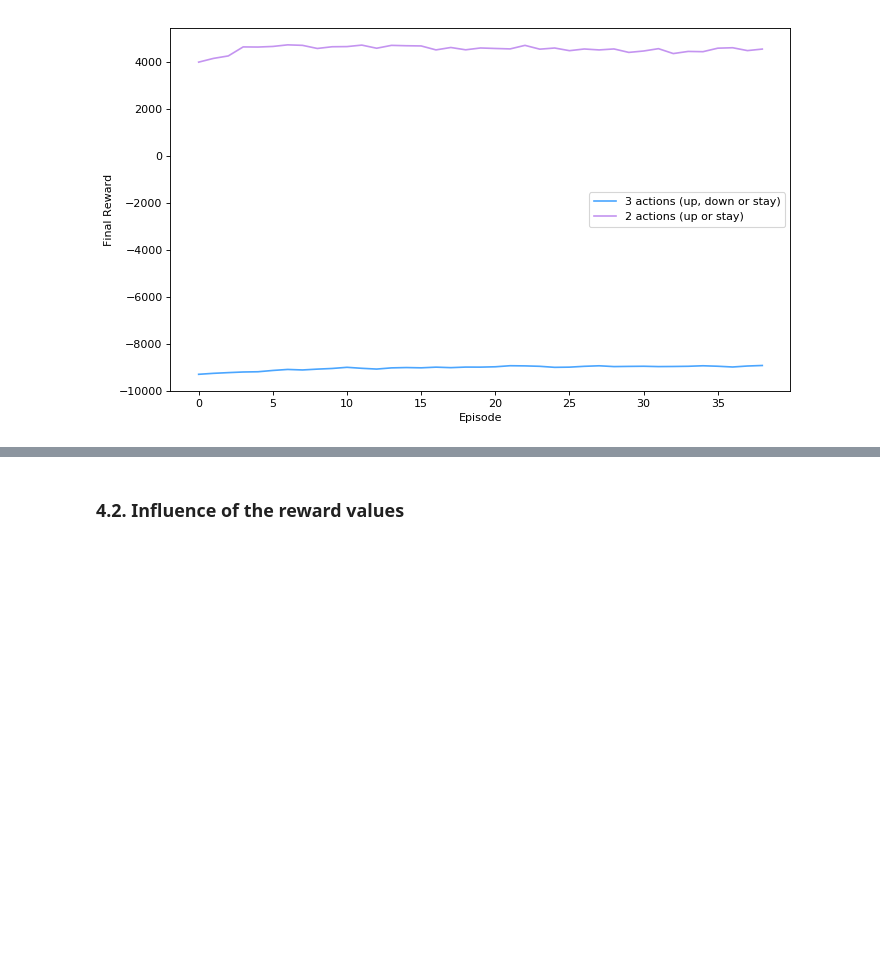
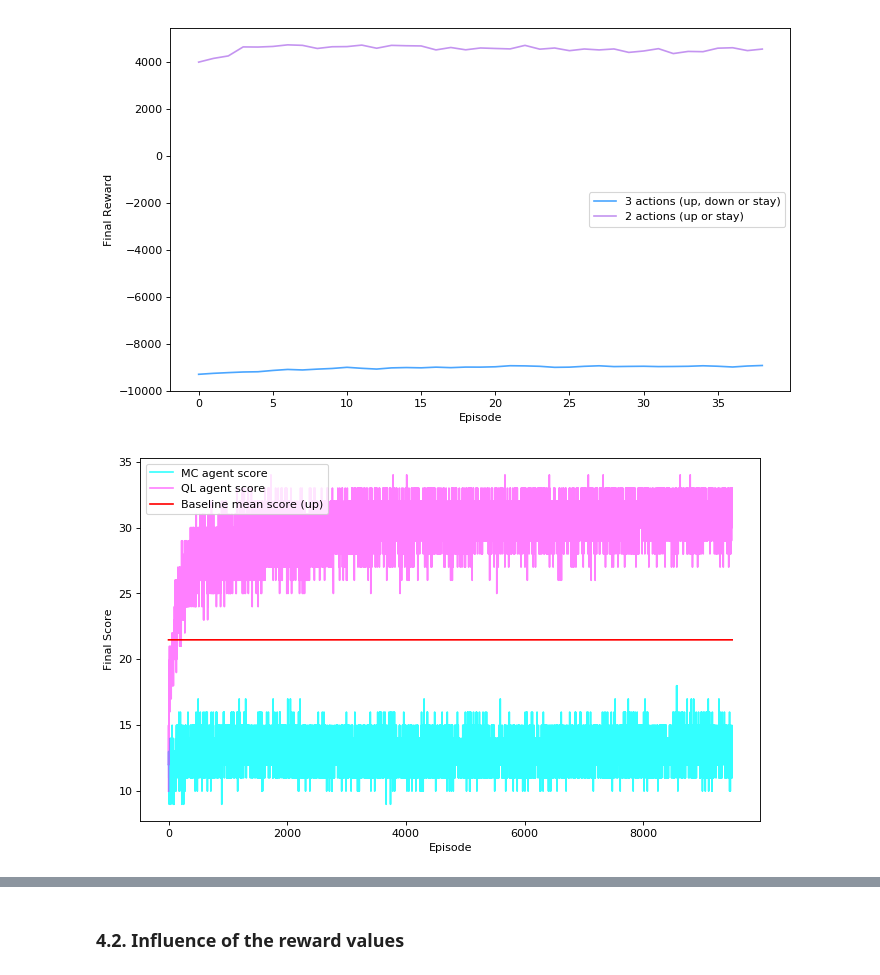
Before and after one commit to DionisiusMayr/FreewayGame, a Jupyter notebook: aline.almeida/aa_freeway.ipynb, the cells around one changed output, grey strips where cells are left out. Cells and saved outputs as stored; diff of their text form; code cells hidden in the pictures; blank space fills up the shorter version.

```diff
--- a/aline.almeida/aa_freeway.ipynb
+++ b/aline.almeida/aa_freeway.ipynb
@@ -1336,3 +1367,22 @@ for b in range(blocks-1):
 aux_plots.plot_2rewards(s1_avg100, s2_avg100, "3 actions (up, down or stay)", "2 actions (up or stay)")
 # %% [output]
 [figure]
+# %%
+# ---------- Comparing QL and MC agents with 2 actions ----------
+
+mc = serializer.Experiment.load_experiment("MC/serialized_models/_2020_12_26_17_39_35.dill")
+agent = mc.agent
+scores_mc = mc.scores
+total_rewards_mc = mc.total_rewards
+
+ql = serializer.Experiment.load_experiment("QL/serialized_models/_2020_12_26_02_18_19.dill")
+agent = ql.agent
+scores_ql = ql.scores
+total_rewards_ql = ql.total_rewards
+# %%
+# ---------- Scores of the QL and MC agents ----------
+
+baseline = [baseline_mean_score for i in range(9500)]
+aux_plots.plot_3scores(scores_mc[:9500], scores_ql[:9500], baseline[:9500], "MC agent score", "QL agent score", "Baseline mean score (up)")
+# %% [output]
+[figure, added]
```
Also changed, not shown: parts of 15 cells of this notebook.
